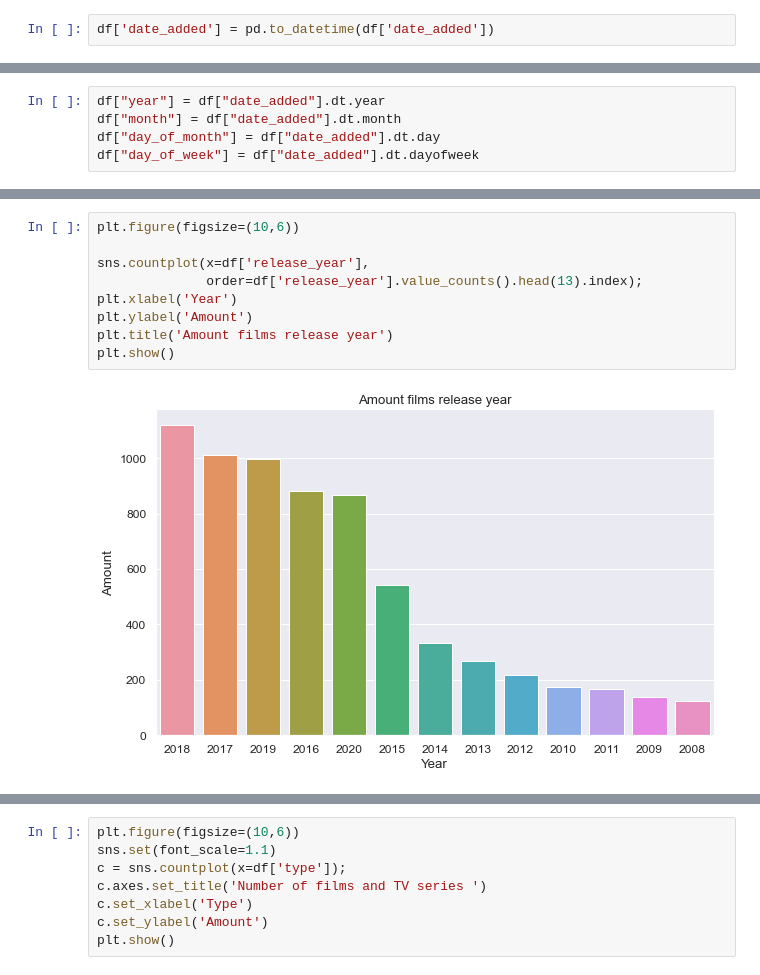
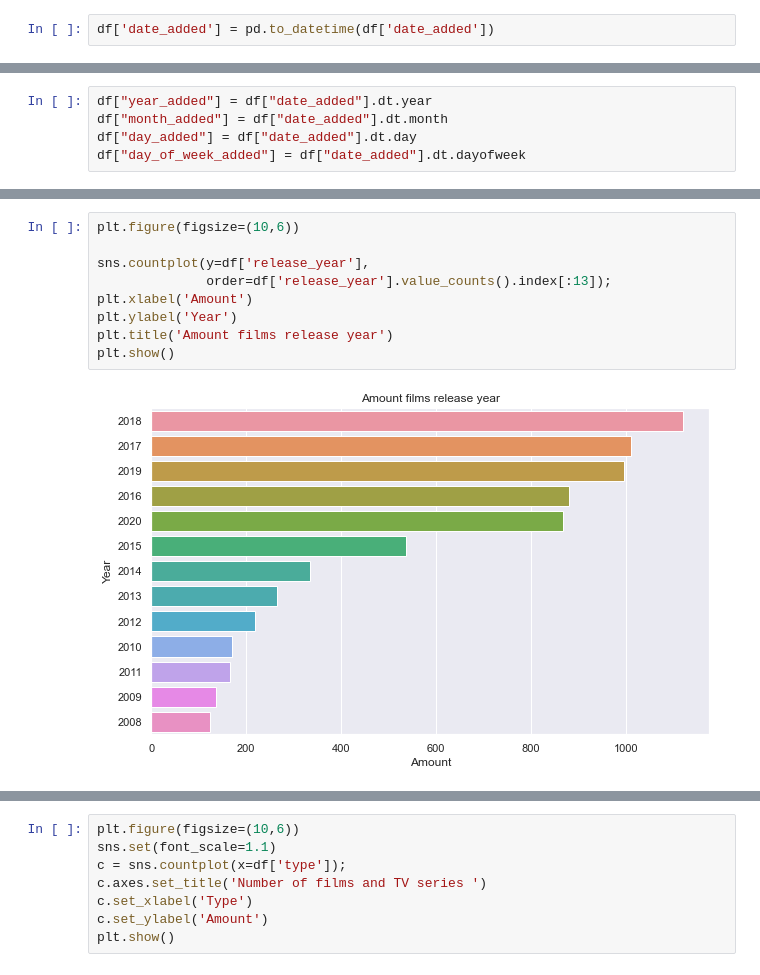
Before and after one commit to asoiko/netflix-research, a Jupyter notebook: main.ipynb, the cells around one changed output, grey strips where cells are left out. Cells and saved outputs as stored; diff of their text form.

Commit message:
added more visualisation and tested wordcloud

```diff
--- a/main.ipynb
+++ b/main.ipynb
@@ -100,8 +99,8 @@ memory usage: 789.1+ KB
 # %%
-df["year"] = df["date_added"].dt.year
-df["month"] = df["date_added"].dt.month
-df["day_of_month"] = df["date_added"].dt.day
-df["day_of_week"] = df["date_added"].dt.dayofweek
+df["year_added"] = df["date_added"].dt.year
+df["month_added"] = df["date_added"].dt.month
+df["day_added"] = df["date_added"].dt.day
+df["day_of_week_added"] = df["date_added"].dt.dayofweek
 # %%
 df.head()
 # %% [output]
@@ -125,14 +124,14 @@ plt.show()
 # %%
 plt.figure(figsize=(10,6))
 
-sns.countplot(x=df['release_year'],
-              order=df['release_year'].value_counts().head(13).index);
-plt.xlabel('Year')
-plt.ylabel('Amount')
+sns.countplot(y=df['release_year'],
+              order=df['release_year'].value_counts().index[:13]);
+plt.xlabel('Amount')
+plt.ylabel('Year')
 plt.title('Amount films release year')
 plt.show()
 # %% [output]
-[figure, old version]
+[figure, new version]
 # %%
 plt.figure(figsize=(12,6))
 sns.set(font_scale=1.1)
```
Also changed, not shown: parts of 18 cells of this notebook.
